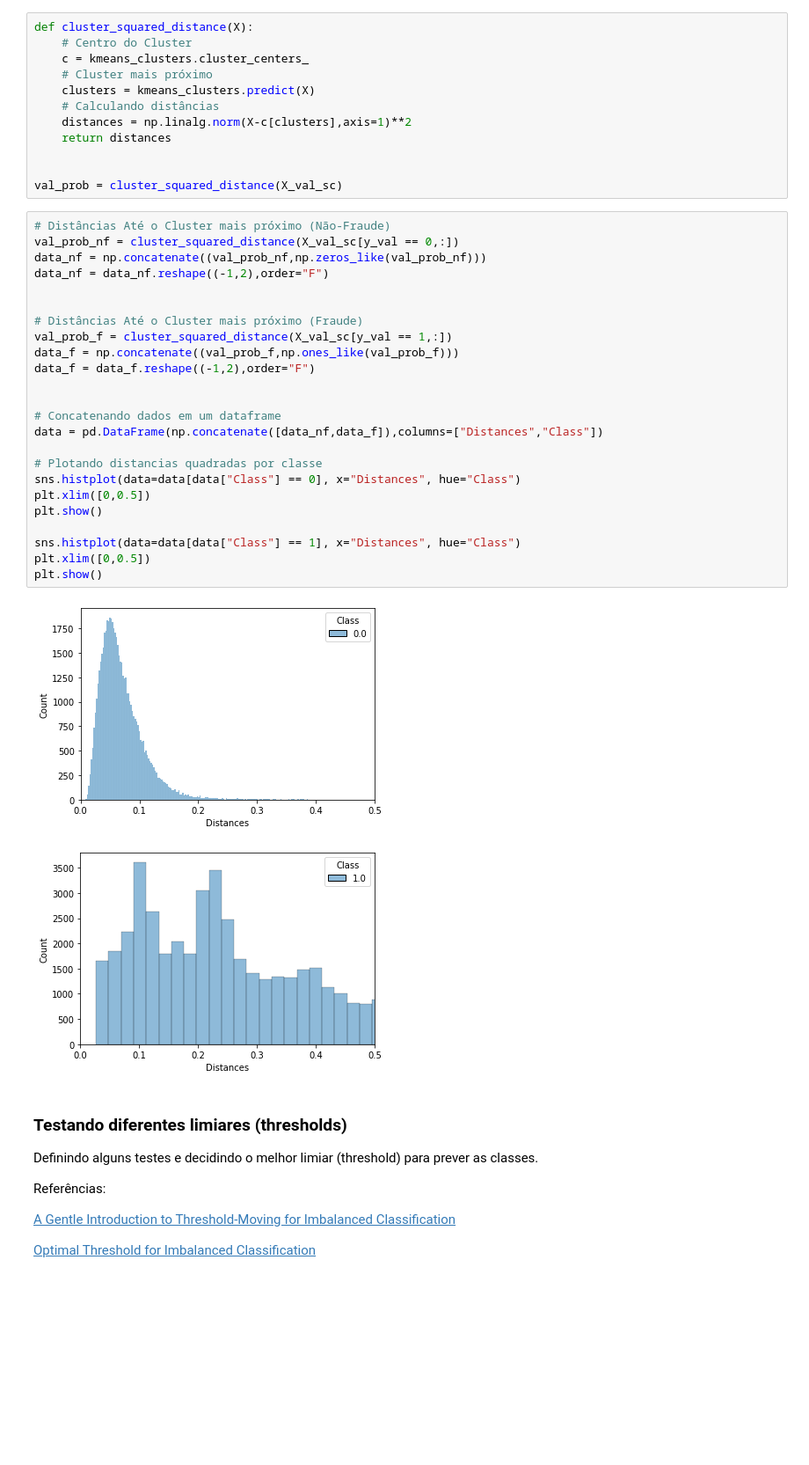
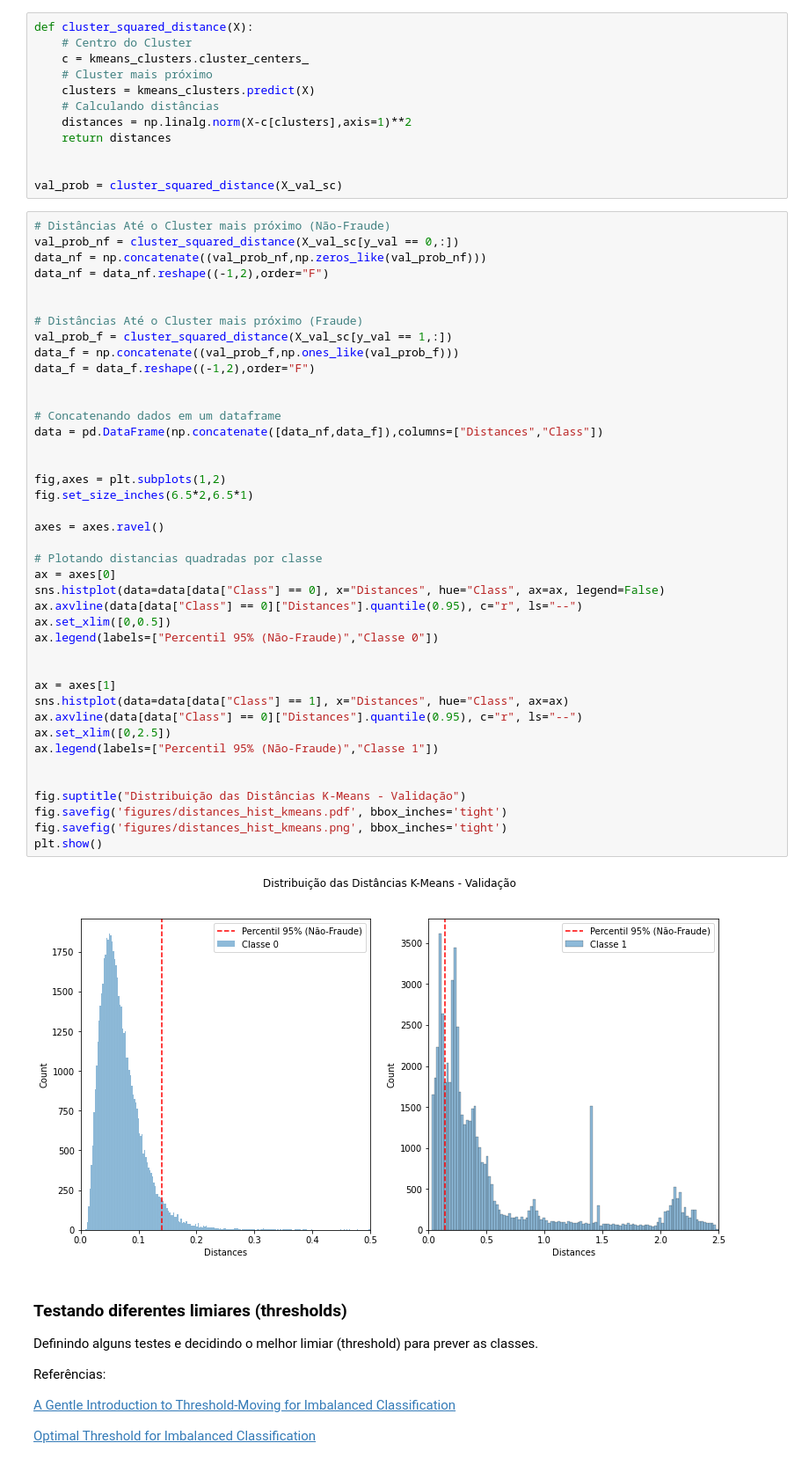
Before and after one commit to Gabriel-Stella/Credit_Card_Fraud, a Jupyter notebook: Credit_Card_Fraud_part1.ipynb, the cells around one changed output. Shown: that part at 88% size. Cells and saved outputs as stored; diff of their text form; blank space fills up the shorter version.

```diff
--- a/Credit_Card_Fraud_part1.ipynb
+++ b/Credit_Card_Fraud_part1.ipynb
@@ -336,30 +348,46 @@ val_prob = cluster_squared_distance(X_val_sc)
 # %%
 # Distâncias Até o Cluster mais próximo (Não-Fraude)
 val_prob_nf = cluster_squared_distance(X_val_sc[y_val == 0,:])
 data_nf = np.concatenate((val_prob_nf,np.zeros_like(val_prob_nf)))
 data_nf = data_nf.reshape((-1,2),order="F")
 
 
 # Distâncias Até o Cluster mais próximo (Fraude)
 val_prob_f = cluster_squared_distance(X_val_sc[y_val == 1,:])
 data_f = np.concatenate((val_prob_f,np.ones_like(val_prob_f)))
 data_f = data_f.reshape((-1,2),order="F")
 
 
 # Concatenando dados em um dataframe
 data = pd.DataFrame(np.concatenate([data_nf,data_f]),columns=["Distances","Class"])
 
+
+fig,axes = plt.subplots(1,2)
+fig.set_size_inches(6.5*2,6.5*1)
+
+axes = axes.ravel()
+
 # Plotando distancias quadradas por classe
-sns.histplot(data=data[data["Class"] == 0], x="Distances", hue="Class")
-plt.xlim([0,0.5])
+ax = axes[0]
+sns.histplot(data=data[data["Class"] == 0], x="Distances", hue="Class", ax=ax, legend=False)
+ax.axvline(data[data["Class"] == 0]["Distances"].quantile(0.95), c="r", ls="--")
+ax.set_xlim([0,0.5])
+ax.legend(labels=["Percentil 95% (Não-Fraude)","Classe 0"])
+
+
+ax = axes[1]
+sns.histplot(data=data[data["Class"] == 1], x="Distances", hue="Class", ax=ax)
+ax.axvline(data[data["Class"] == 0]["Distances"].quantile(0.95), c="r", ls="--")
+ax.set_xlim([0,2.5])
+ax.legend(labels=["Percentil 95% (Não-Fraude)","Classe 1"])
+
+
+fig.suptitle("Distribuição das Distâncias K-Means - Validação")
+fig.savefig('figures/distances_hist_kmeans.pdf', bbox_inches='tight')
+fig.savefig('figures/distances_hist_kmeans.png', bbox_inches='tight')
 plt.show()
-
-sns.histplot(data=data[data["Class"] == 1], x="Distances", hue="Class")
-plt.xlim([0,0.5])
-plt.show()
 # %% [output]
-[figure, old version]
+[figure, new version]
-[figure, removed]
 # %% [markdown]
 ### Testando diferentes limiares (thresholds)
 
```
Also changed, not shown: parts of 16 cells of this notebook.
